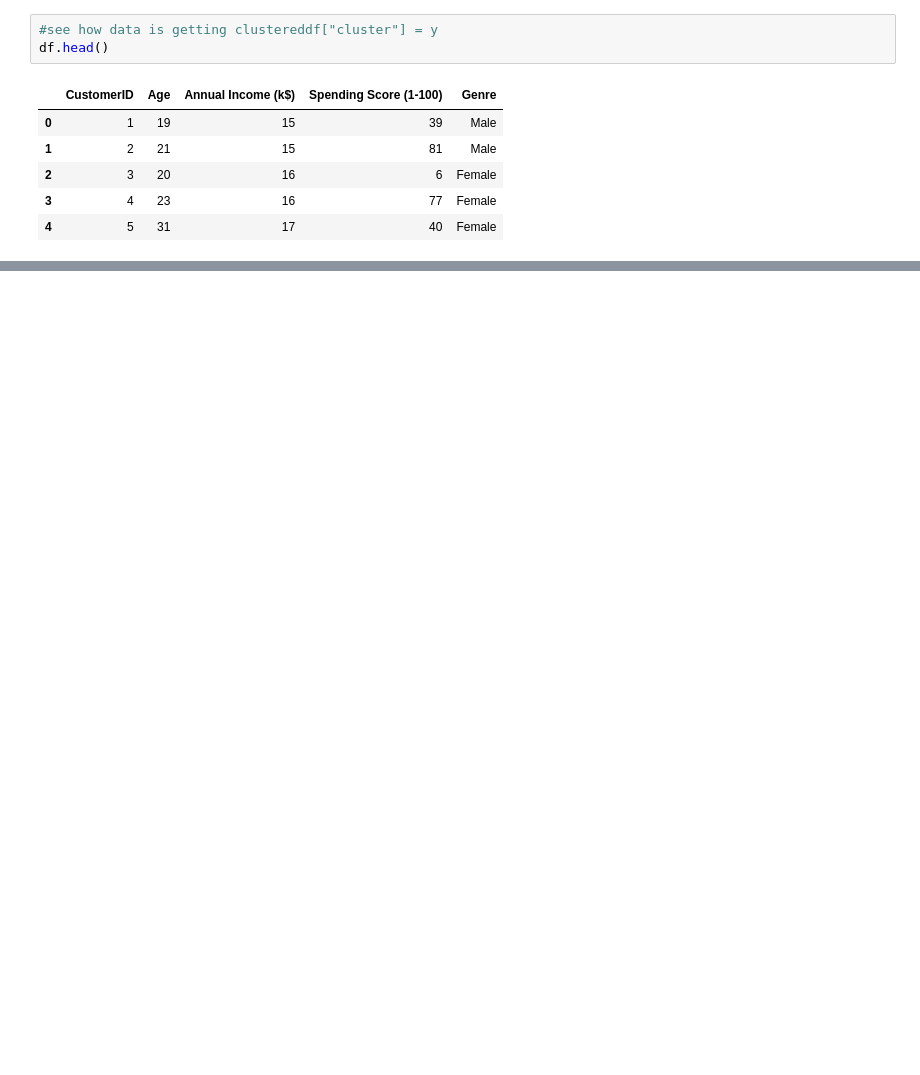
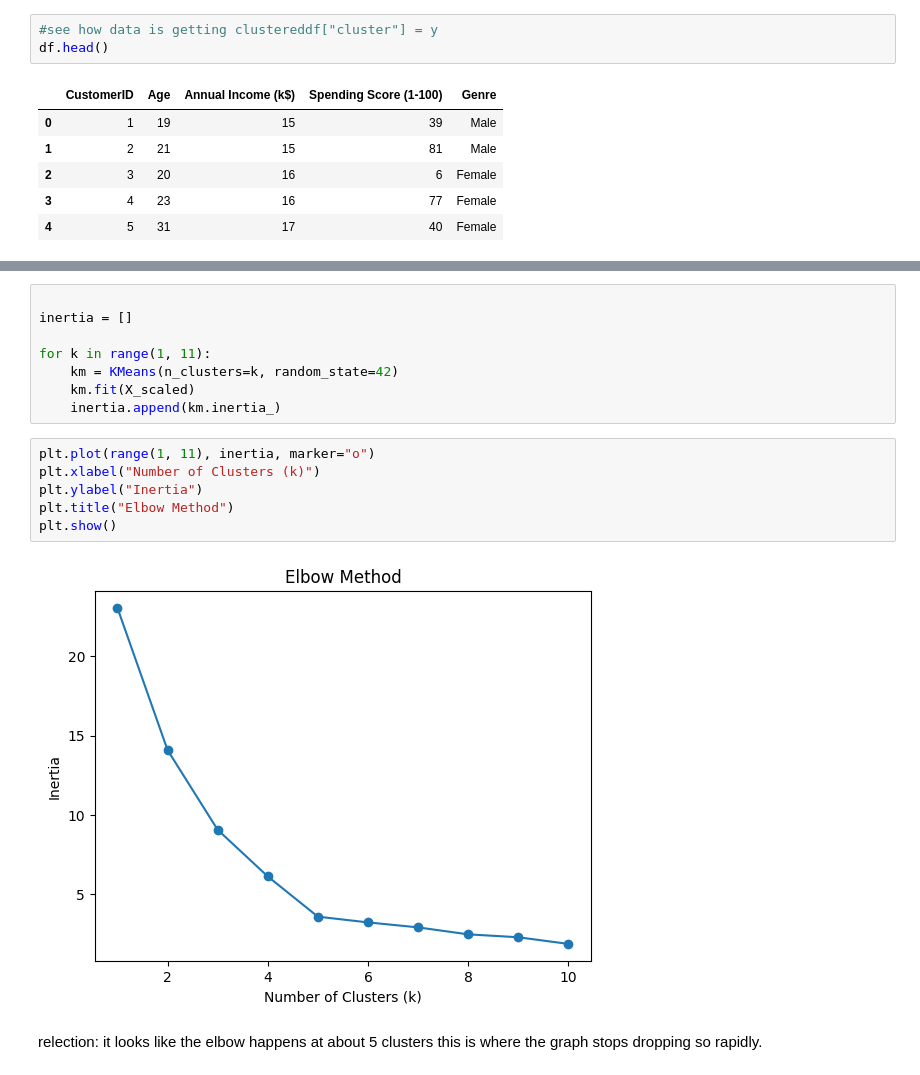
Before and after one commit to sba25046/ml-test, a Jupyter notebook: Mall_Customers_K_Means.ipynb, the cells around one changed output, grey strips where cells are left out. Cells and saved outputs as stored; diff of their text form; blank space fills up the shorter version.

Commit message:
used elbow method to find optimal number of clusters, re-ran for 5 clusters

```diff
--- a/Mall_Customers_K_Means.ipynb
+++ b/Mall_Customers_K_Means.ipynb
@@ -136,0 +140,18 @@ plt.show()
+# %%
+
+inertia = []
+
+for k in range(1, 11):
+    km = KMeans(n_clusters=k, random_state=42)
+    km.fit(X_scaled)
+    inertia.append(km.inertia_)
+# %%
+plt.plot(range(1, 11), inertia, marker="o")
+plt.xlabel("Number of Clusters (k)")
+plt.ylabel("Inertia")
+plt.title("Elbow Method")
+plt.show()
+# %% [output]
+[figure, added]
+# %% [markdown]
+relection: it looks like the elbow happens at about 5 clusters this is where the graph stops dropping so rapidly.
```
Also changed, not shown: parts of 5 cells of this notebook.
